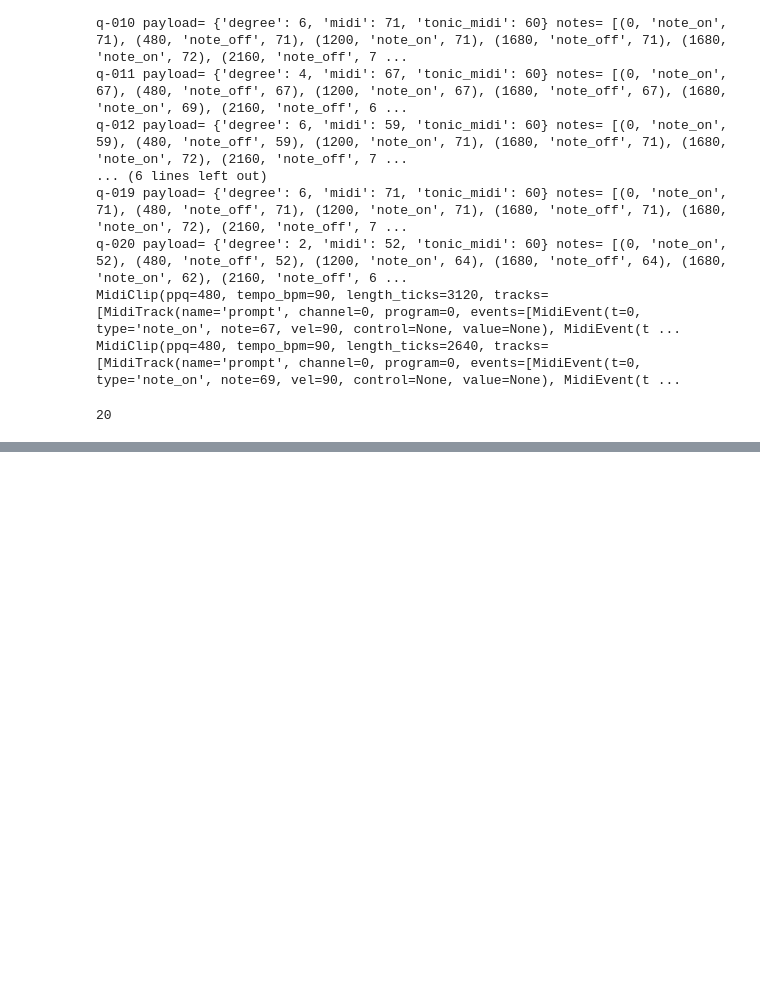
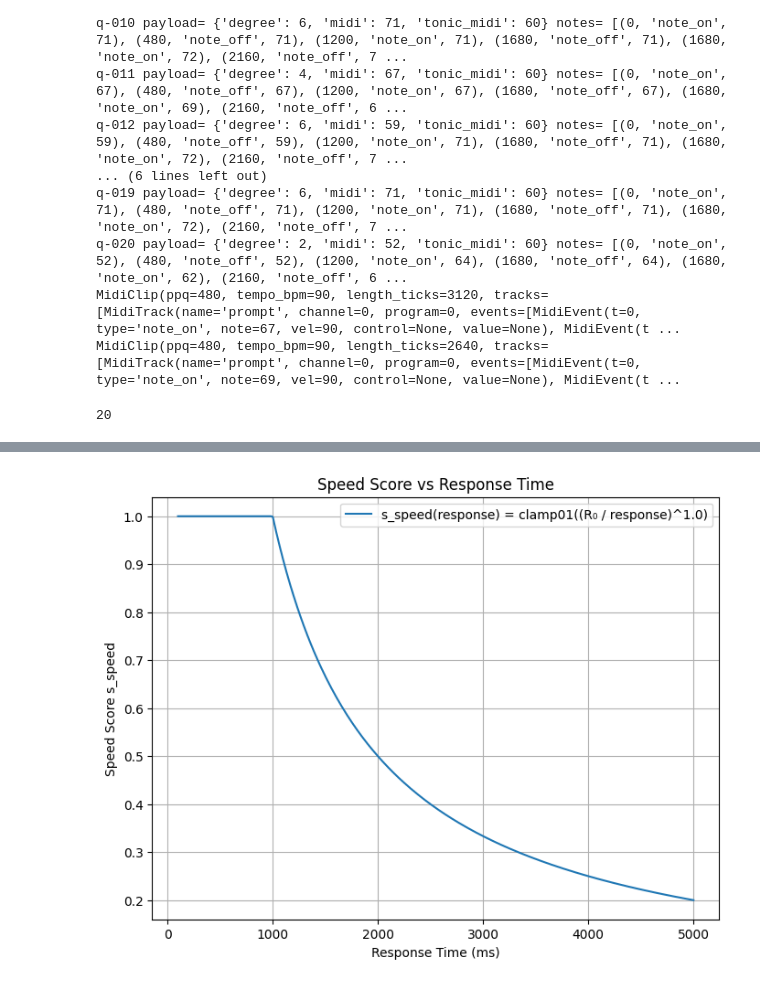
Before and after one commit to Stamehad/EarTrainer, a Jupyter notebook: eartrainer/eartrainer_Cpp/test.ipynb, the cells around one changed output, grey strips where cells are left out. Saved outputs shown, nothing was run; the diff lists cells and outputs as text; code cells hidden in the pictures; blank space fills up the shorter version.

```diff
--- a/eartrainer/eartrainer_Cpp/test.ipynb
+++ b/eartrainer/eartrainer_Cpp/test.ipynb
@@ -428,0 +464,16 @@ MidiClip(ppq=480, tempo_bpm=90, length_ticks=2640, tracks=[MidiTrack(name='promp
+# %%
+# plot s_speed(response) = clamp01( (R₀ / response)^β ) as function of response time
+R0 = 1000  # reference response time in ms
+beta = 1.0  # speed exponent
+responses = np.linspace(100, 5000, 300)
+s_speed_values = np.clip((R0 / responses) ** beta, 0.0, 1.0)
+plt.figure(figsize=(8,6))
+plt.plot(responses, s_speed_values, label=f"s_speed(response) = clamp01((R₀ / response)^{beta})")
+plt.title("Speed Score vs Response Time")
+plt.xlabel("Response Time (ms)")
+plt.ylabel("Speed Score s_speed")
+plt.legend()
+plt.grid(True)
+plt.show()
+# %% [output]
+[figure, added]
```
Also changed, not shown: parts of 3 cells of this notebook, 5 other files.
